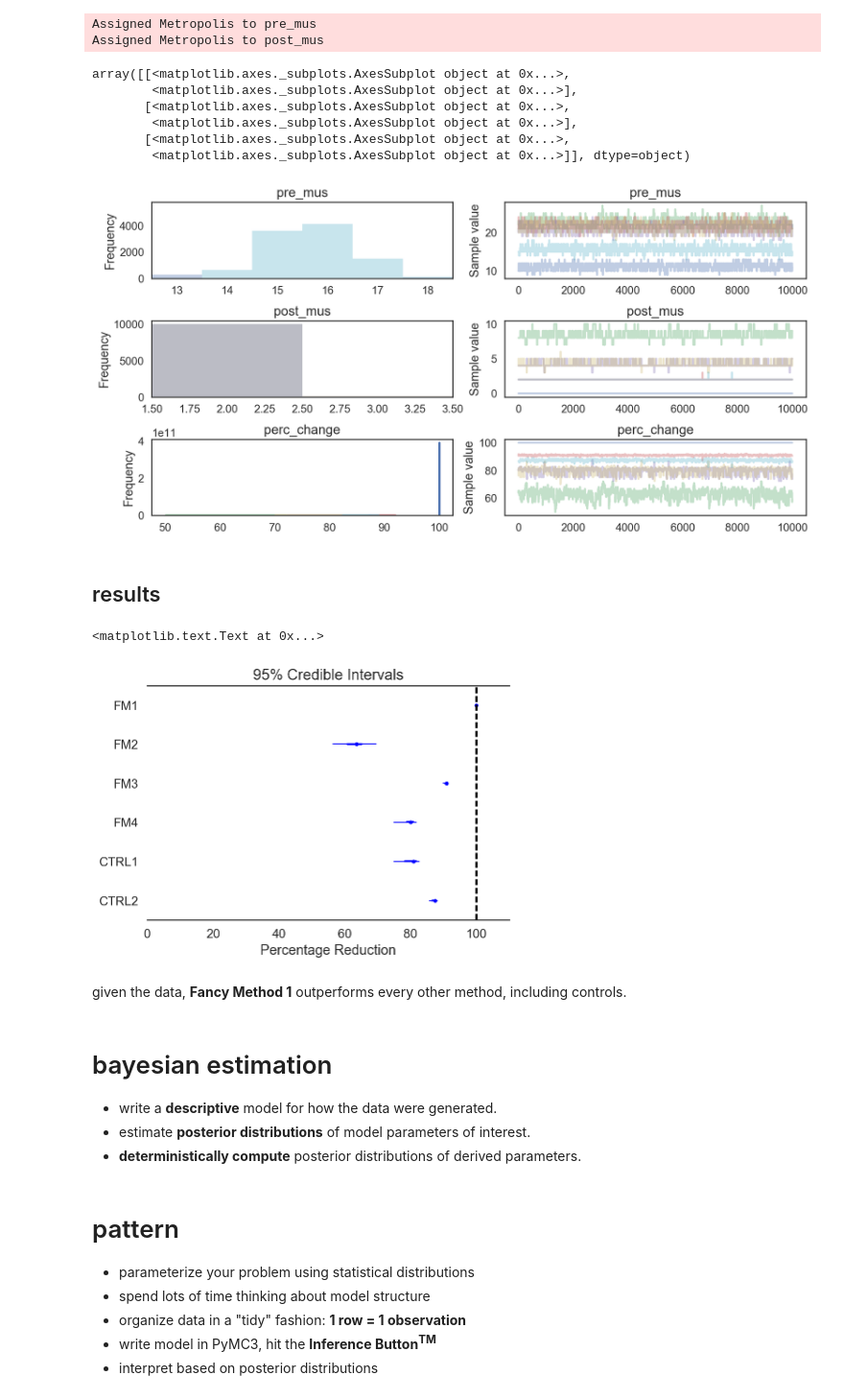
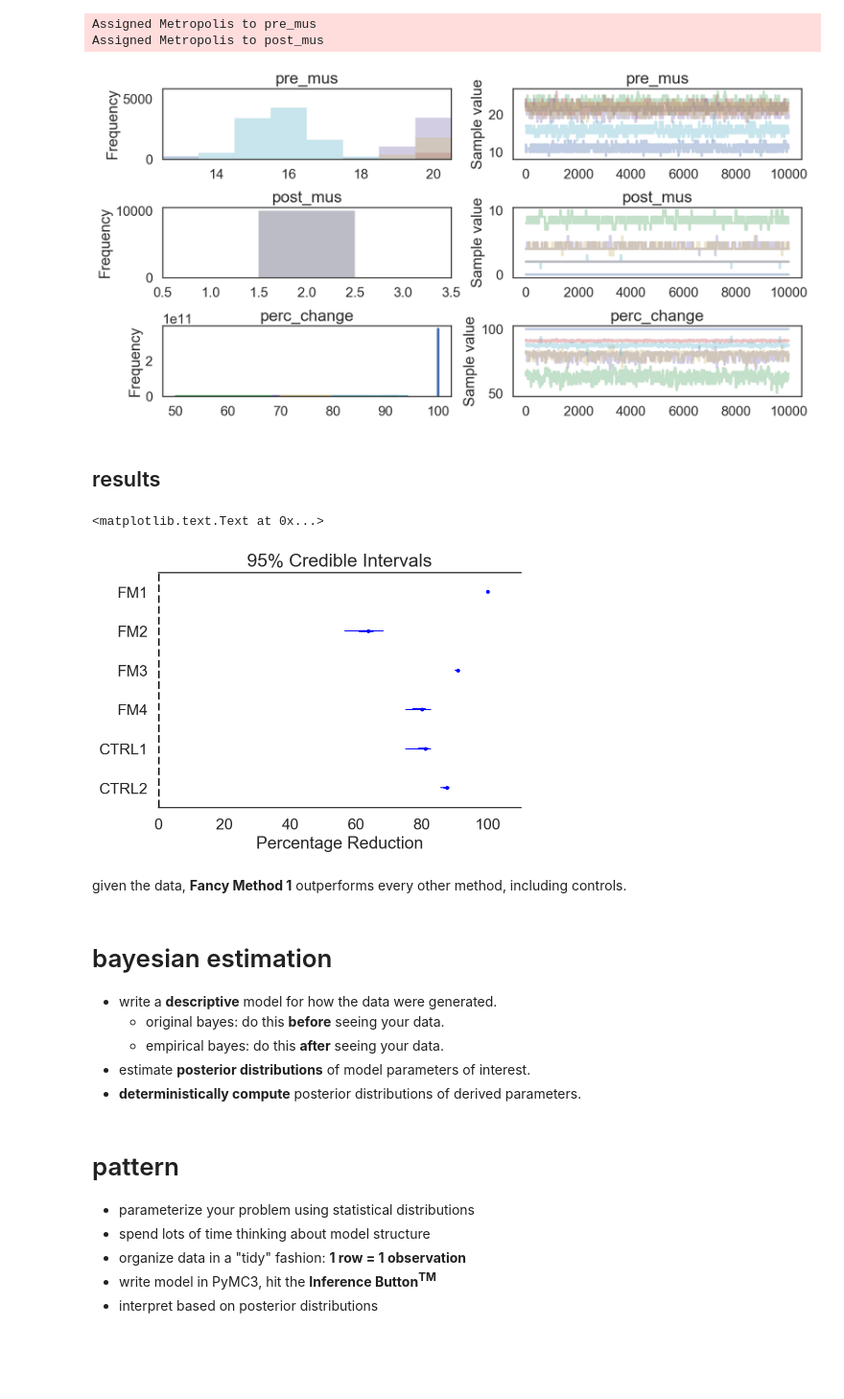
Before and after one commit to ericmjl/bayesian-stats-talk, a Jupyter notebook: slides.ipynb, the cells around one changed output. Shown at 96% size. Drawn from its saved outputs; the diff is of its cells as text; code cells hidden in the pictures; blank space fills up the shorter version.

```diff
--- a/slides.ipynb
+++ b/slides.ipynb
@@ -4,7 +4,7 @@ import numpy.random as npr
 import matplotlib.pyplot as plt
 from collections import Counter
 import seaborn as sns
-sns.set_context('talk')
+sns.set_context('poster')
 sns.set_style('white')
 
 %config InlineBackend.figure_format = 'retina'
@@ -402,35 +441,32 @@ with pm.Model() as poisson_estimation:
 ## Inference Button (TM)
 # %%
 with poisson_estimation:
-    trace = pm.sample(20000)
+    poisson_trace = pm.sample(20000)
 # %% [output]
 Assigned Metropolis to pre_mus
 Assigned Metropolis to post_mus
 # %%
-pm.traceplot(trace[10000:])
+pm.traceplot(poisson_trace[10000:])
+plt.show()
 # %% [output]
-array([[<matplotlib.axes._subplots.AxesSubplot object at 0x...>,
-        <matplotlib.axes._subplots.AxesSubplot object at 0x...>],
-       [<matplotlib.axes._subplots.AxesSubplot object at 0x...>,
-        <matplotlib.axes._subplots.AxesSubplot object at 0x...>],
-       [<matplotlib.axes._subplots.AxesSubplot object at 0x...>,
-        <matplotlib.axes._subplots.AxesSubplot object at 0x...>]], dtype=object)
-[figure, old version]
+[figure, new version]
 # %% [markdown]
 ## results
 # %%
-pm.forestplot(trace[10000:], varnames=['perc_change'],
-              ylabels=treatment_order, xrange=[0, 110], vline=100)
+pm.forestplot(poisson_trace[10000:], varnames=['perc_change'],
+              ylabels=treatment_order, xrange=[0, 110])
 plt.xlabel('Percentage Reduction')
 # %% [output]
 <matplotlib.text.Text at 0x...>
-[figure, old version]
+[figure, new version]
 # %% [markdown]
 given the data, **Fancy Method 1** outperforms every other method, including controls.
 # %% [markdown]
 # bayesian estimation
 
 - write a **descriptive** model for how the data were generated.
+    - original bayes: do this **before** seeing your data.
+    - empirical bayes: do this **after** seeing your data.
 - estimate **posterior distributions** of model parameters of interest.
 - **deterministically compute** posterior distributions of derived parameters.
 # %% [markdown]
```
Also changed, not shown: parts of 30 cells of this notebook.
